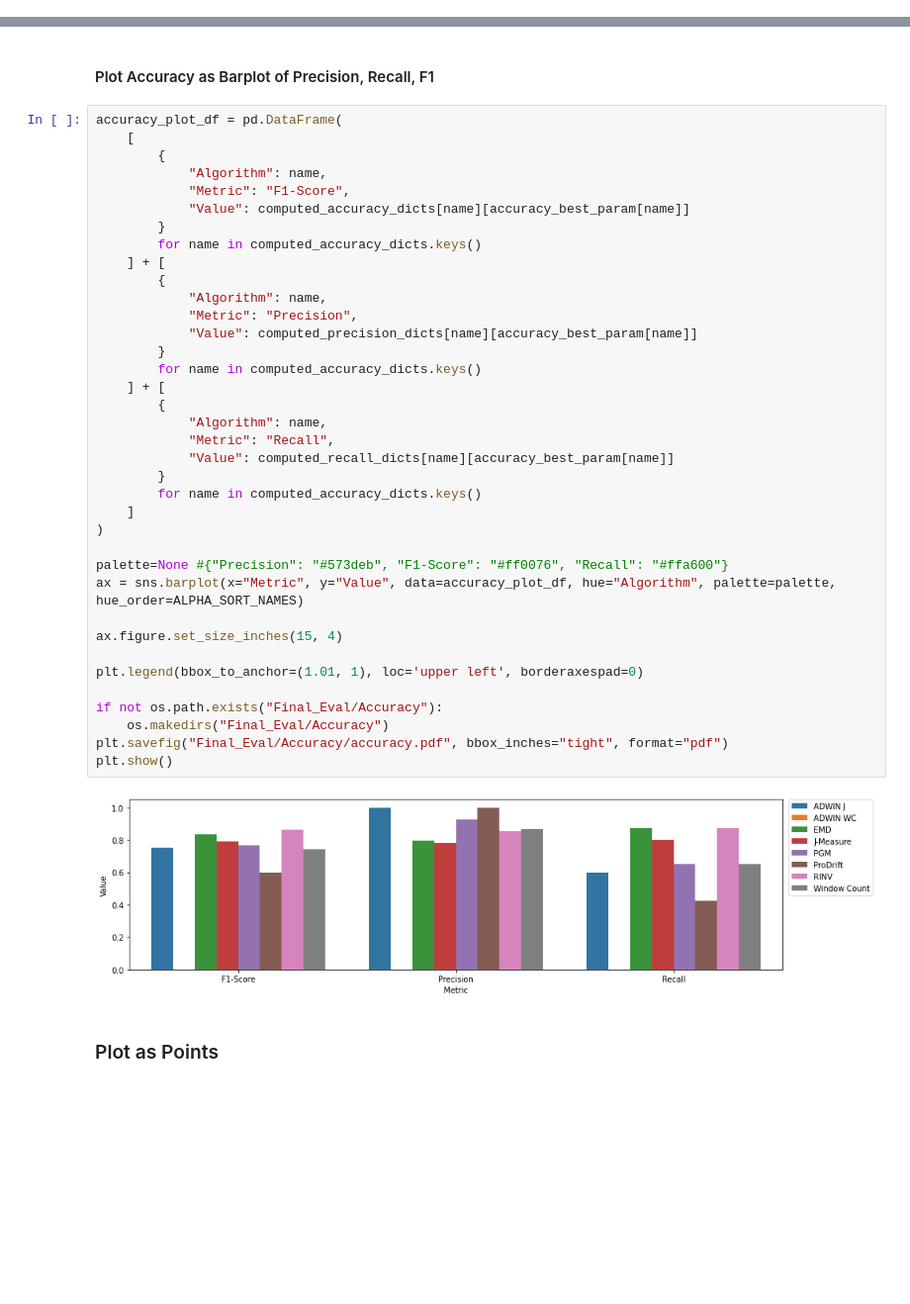
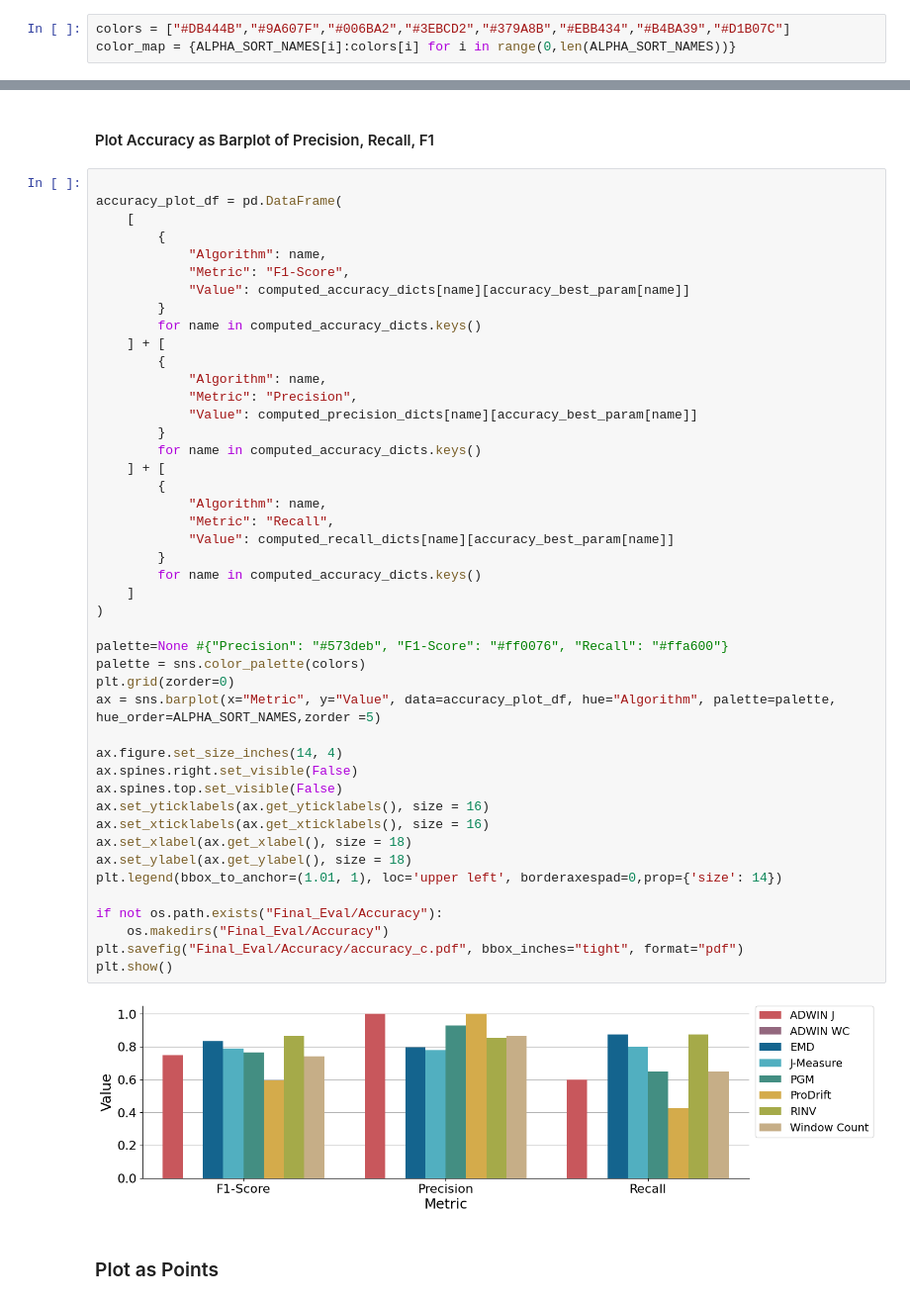
Before and after one commit to cpitsch/cdrift-evaluation, a Jupyter notebook: evaluate_results.ipynb, the cells around one changed output, grey strips where cells are left out. Shown at 99% size. Drawn from its saved outputs; the diff is of its cells as text; blank space fills up the shorter version.

```diff
--- a/evaluate_results.ipynb
+++ b/evaluate_results.ipynb
@@ -186,3 +188,6 @@ dfs_noiseless = split_by_name(df_noiseless)
+# %%
+colors = ["#DB444B","#9A607F","#006BA2","#3EBCD2","#379A8B","#EBB434","#B4BA39","#D1B07C"]
+color_map = {ALPHA_SORT_NAMES[i]:colors[i] for i in range(0,len(ALPHA_SORT_NAMES))}
 # %% [markdown]
 ## Accuracy
 - All Change-Patterns
@@ -295,44 +300,52 @@ Window Count: 0.7428571428571429
 # %% [markdown]
 #### Plot Accuracy as Barplot of Precision, Recall, F1
 # %%
+
 accuracy_plot_df = pd.DataFrame(
     [
         {
             "Algorithm": name,
             "Metric": "F1-Score",
             "Value": computed_accuracy_dicts[name][accuracy_best_param[name]]
         }
         for name in computed_accuracy_dicts.keys()
     ] + [
         {
             "Algorithm": name,
             "Metric": "Precision",
             "Value": computed_precision_dicts[name][accuracy_best_param[name]]
         }
         for name in computed_accuracy_dicts.keys()
     ] + [
         {
             "Algorithm": name,
             "Metric": "Recall",
             "Value": computed_recall_dicts[name][accuracy_best_param[name]]
         }
         for name in computed_accuracy_dicts.keys()
     ]
 )
 
 palette=None #{"Precision": "#573deb", "F1-Score": "#ff0076", "Recall": "#ffa600"}
-ax = sns.barplot(x="Metric", y="Value", data=accuracy_plot_df, hue="Algorithm", palette=palette, hue_order=ALPHA_SORT_NAMES)
+palette = sns.color_palette(colors)
+plt.grid(zorder=0)
+ax = sns.barplot(x="Metric", y="Value", data=accuracy_plot_df, hue="Algorithm", palette=palette, hue_order=ALPHA_SORT_NAMES,zorder =5)
 
-ax.figure.set_size_inches(15, 4)
-
-plt.legend(bbox_to_anchor=(1.01, 1), loc='upper left', borderaxespad=0)
+ax.figure.set_size_inches(14, 4)
+ax.spines.right.set_visible(False)
+ax.spines.top.set_visible(False)
+ax.set_yticklabels(ax.get_yticklabels(), size = 16)
+ax.set_xticklabels(ax.get_xticklabels(), size = 16)
+ax.set_xlabel(ax.get_xlabel(), size = 18)
+ax.set_ylabel(ax.get_ylabel(), size = 18)
+plt.legend(bbox_to_anchor=(1.01, 1), loc='upper left', borderaxespad=0,prop={'size': 14})
 
 if not os.path.exists("Final_Eval/Accuracy"):
     os.makedirs("Final_Eval/Accuracy")
-plt.savefig("Final_Eval/Accuracy/accuracy.pdf", bbox_inches="tight", format="pdf")
+plt.savefig("Final_Eval/Accuracy/accuracy_c.pdf", bbox_inches="tight", format="pdf")
 plt.show()
 # %% [output]
-[figure, old version]
+[figure, new version]
 # %% [markdown]
 ### Plot as Points
 # %%
```
Also changed, not shown: parts of 12 cells of this notebook.
